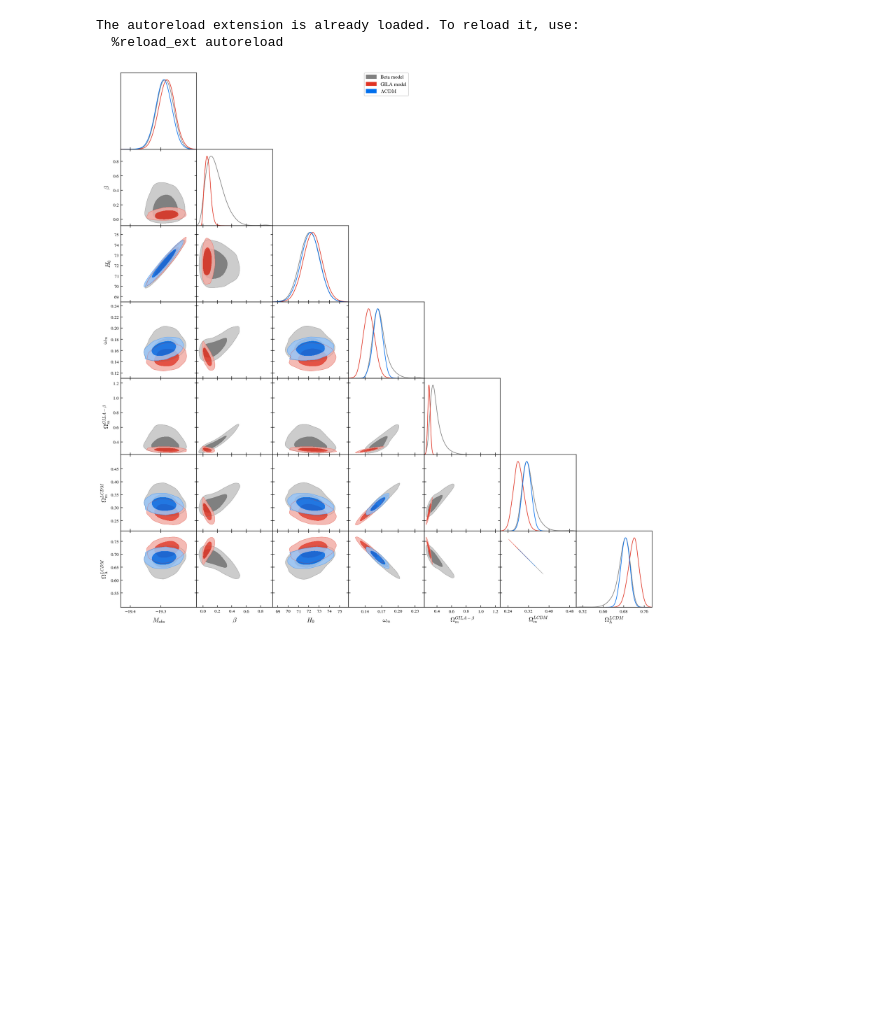
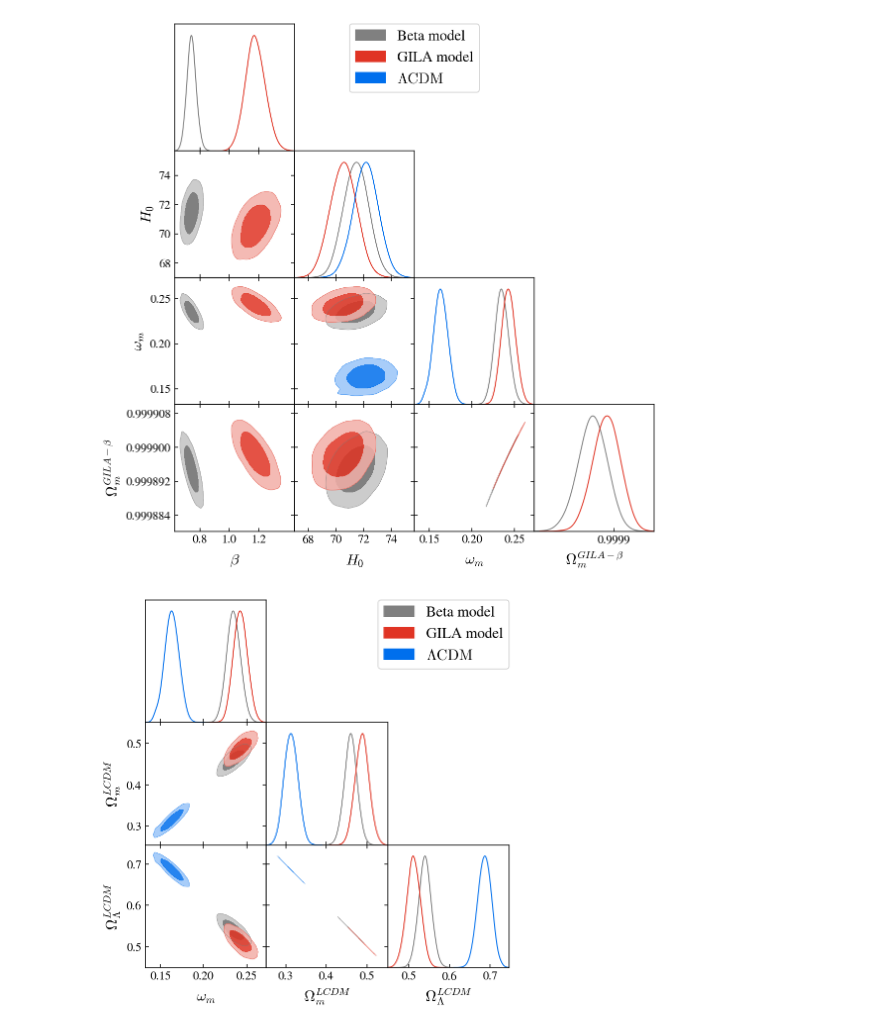
Before and after one commit to matiasleize/GC_MCMC, a Jupyter notebook: notebooks/plot_contours.ipynb, the cells around one changed output. Saved outputs shown, nothing was run; the diff lists cells and outputs as text; code cells hidden in the pictures; blank space fills up the shorter version.

```diff
--- a/notebooks/plot_contours.ipynb
+++ b/notebooks/plot_contours.ipynb
@@ -35,9 +35,21 @@ from scipy.linalg import sqrtm
 from seaborn import heatmap
 import pandas as pd
 import emcee
+
+
+def F_H(H, params, model):
+    lamb, L, beta, L_bar = params
+    if model == 'GILA':
+        FH = H**2 \
+           + H**8 * L**6     * lamb * np.exp(lamb*(L*H)**2) \
+           - H**6 * L_bar**4 * beta * np.exp(-beta*(L_bar*H)**10)
+
+    elif model == 'BETA':
+        FH = H**2 \
+            + H**8 * L**6 * lamb * np.exp(lamb*(L*H)**4) \
+            - H**2        * beta * np.exp(-beta*(L_bar*H)**8)
+
+    return FH
-# %% [output]
-The autoreload extension is already loaded. To reload it, use:
-  %reload_ext autoreload
 # %%
 discard=0
 thin=1
@@ -45,7 +57,7 @@ root_dic = '/home/matias/Documents/Repos/GILA-output/paper/'
 
 # Get the samples:
 samples_lcdm = emcee.backends.HDFBackend(root_dic + 'sample_LCDM_PPS_CC_3params/sample_LCDM_PPS_CC_3params.h5')
-samples_beta = emcee.backends.HDFBackend(root_dic + 'sample_BETA_PPS_CC_4params_long_prior/sample_BETA_PPS_CC_4params.h5')
+samples_beta = emcee.backends.HDFBackend(root_dic + 'sample_BETA_PPS_CC_4params/sample_BETA_PPS_CC_4params.h5')
 samples_gila = emcee.backends.HDFBackend(root_dic + 'sample_GILA_PPS_CC_4params/sample_GILA_PPS_CC_4params.h5')
 
 #nwalkers, ndim = reader_lcdm.shape #Number of walkers and parameters
@@ -59,6 +71,9 @@ names_LCDM = ['M_{{abs}}','H_0','\omega_m','\Omega_{{m}}^{{LCDM}}','\Omega_{{\\L
 labels_LCDM = names_LCDM
 names_GILA = ['M_{{abs}}','\\beta','H_0','\omega_m','\Omega_{{m}}^{{GILA-\\beta}}','\Omega_{{m}}^{{LCDM}}','\Omega_{{\\Lambda}}^{{LCDM}}']
 labels_GILA = names_GILA
+
+names_GILA_1 = ['\\beta','H_0','\omega_m','\Omega_{{m}}^{{GILA-\\beta}}']
+names_GILA_2 = ['\omega_m','\Omega_{{m}}^{{LCDM}}','\Omega_{{\\Lambda}}^{{LCDM}}']
 # %%
 #LCDM MODEL
 M_abs = flat_samples_lcdm[:,0]
@@ -80,10 +95,14 @@ chains_lcdm[:,4] = Omega_L_lcdm
 M_abs = flat_samples_beta[:,0]
 beta = flat_samples_beta[:,1]
 H0 = flat_samples_beta[:,2]
-omega_m = flat_samples_beta[:,3]
+#omega_m = flat_samples_beta[:,3]
+
+omega_m = F_H(H0, [0, 0, beta, 0.9/H0], 'BETA')/(100**2) - omega_r
 
 Omega_r_lcdm = omega_r / (H0/100)**2
 Omega_m_lcdm = omega_m / (H0/100)**2
+Omega_m_gila_B2 = omega_m / (F_H(H0, [0, 0, beta, 0.90/H0], 'BETA')/100**2)
+
 Omega_m_gila = omega_CDM_to_luisa(beta, L_bar, H0, Omega_m_lcdm, model = 'BETA')
 Omega_L_lcdm = 1 - Omega_m_lcdm - Omega_r_lcdm
 
@@ -97,13 +116,18 @@ chains_beta[:,5] = Omega_m_lcdm
 chains_beta[:,6] = Omega_L_lcdm
 
 #GILA MODEL
+
 M_abs = flat_samples_gila[:,0]
 beta = flat_samples_gila[:,1]
 H0 = flat_samples_gila[:,2]
-omega_m = flat_samples_gila[:,3]
+#omega_m = flat_samples_gila[:,3]
+
+omega_m = F_H(H0, [0, 0, beta, 0.9/H0], 'GILA')/(100**2) - omega_r
 
 Omega_r_lcdm = omega_r / (H0/100)**2
 Omega_m_lcdm = omega_m / (H0/100)**2
+Omega_m_gila_B2 = omega_m / (F_H(H0, [0, 0, beta, 0.90/H0], 'GILA')/100**2)
+
 Omega_m_gila = omega_CDM_to_luisa(beta, L_bar, H0, Omega_m_lcdm, model = 'GILA')
 Omega_L_lcdm = 1 - Omega_m_lcdm - Omega_r_lcdm
 
@@ -112,36 +136,52 @@ chains_gila[:,0] = M_abs
 chains_gila[:,1] = beta
 chains_gila[:,2] = H0
 chains_gila[:,3] = omega_m
 chains_gila[:,4] = Omega_m_gila
 chains_gila[:,5] = Omega_m_lcdm
 chains_gila[:,6] = Omega_L_lcdm
+
 
 samples1 = MCSamples(samples=chains_beta, names=names_GILA, labels=names_GILA)
 samples1 = samples1.copy(label=r'Lowest-order with $0.3\sigma$ smoothing',
 			settings={'mult_bias_correction_order':0,'smooth_scale_2D':0.3,
 			'smooth_scale_1D':0.3})
 
 samples2 = MCSamples(samples=chains_gila, names=names_GILA, labels=names_GILA)
 samples2 = samples2.copy(label=r'Lowest-order with $0.3\sigma$ smoothing',
 			settings={'mult_bias_correction_order':0,'smooth_scale_2D':0.3,
 			'smooth_scale_1D':0.3})
 
 samples3 = MCSamples(samples=chains_lcdm, names=names_LCDM, labels=names_LCDM)
 samples3 = samples3.copy(label=r'Lowest-order with $0.3\sigma$ smoothing',
 			settings={'mult_bias_correction_order':0,'smooth_scale_2D':0.3,
 			'smooth_scale_1D':0.3})
 
 
 g = plots.get_subplot_plotter()
+g.settings.legend_fontsize = 18
+g.settings.axes_fontsize = 15
+g.settings.axes_labelsize = 18
 g.triangle_plot([samples1, samples2, samples3],
-				filled=True, params=names_GILA,
+				filled=True, params=names_GILA_1,
 				#contour_colors=color,
 				contour_lws=1,
 				legend_labels=['Beta model','GILA model',r'$\Lambda \rm{{CDM}}$'])
+g.export(root_dic + 'triangle_plot_beta_gila_lcdm_1.pdf')
 
-g.export(root_dic + 'triangle_plot_beta_gila_lcdm.pdf')
+
+g = plots.get_subplot_plotter()
+g.settings.legend_fontsize = 18
+g.settings.axes_fontsize = 15
+g.settings.axes_labelsize = 18
+g.triangle_plot([samples1, samples2, samples3],
+				filled=True, params=names_GILA_2,
+				#contour_colors=color,
+				contour_lws=1,
+				legend_labels=['Beta model','GILA model',r'$\Lambda \rm{{CDM}}$'])
+g.export(root_dic + 'triangle_plot_beta_gila_lcdm_2.pdf')
 # %% [output]
-[figure, old version]
+[figure, new version]
+[figure, added]
 # %%
 def report_intervals(sampler, labels, discard=0, thin=1):
     if isinstance(sampler, np.ndarray)==True: #Posprocessed chains
```
Also changed, not shown: parts of 2 cells of this notebook, 12 other files.
